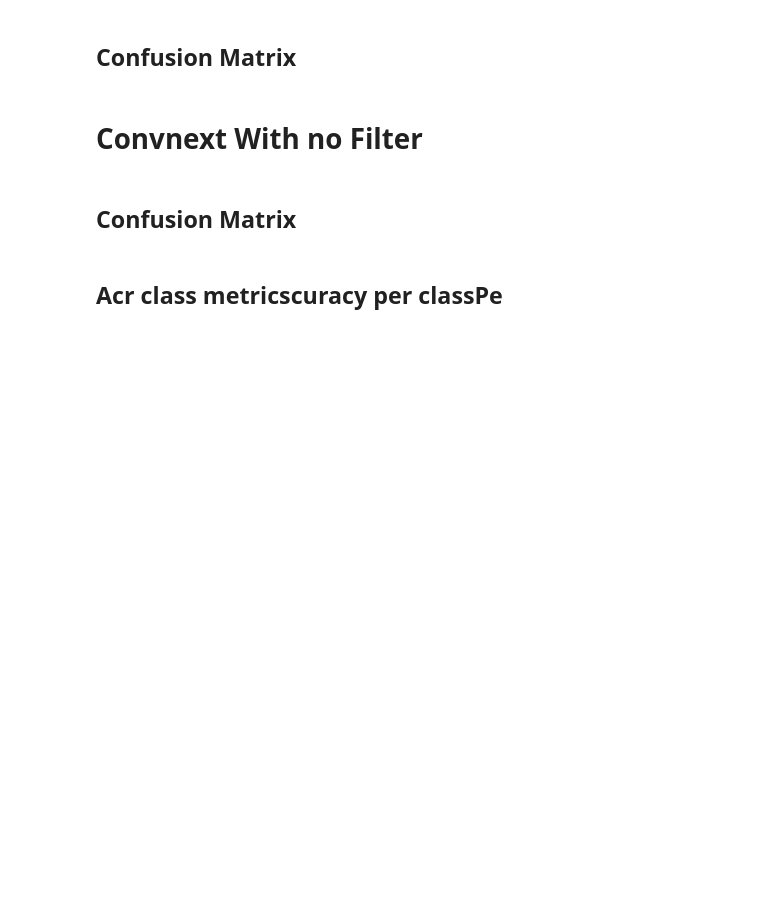
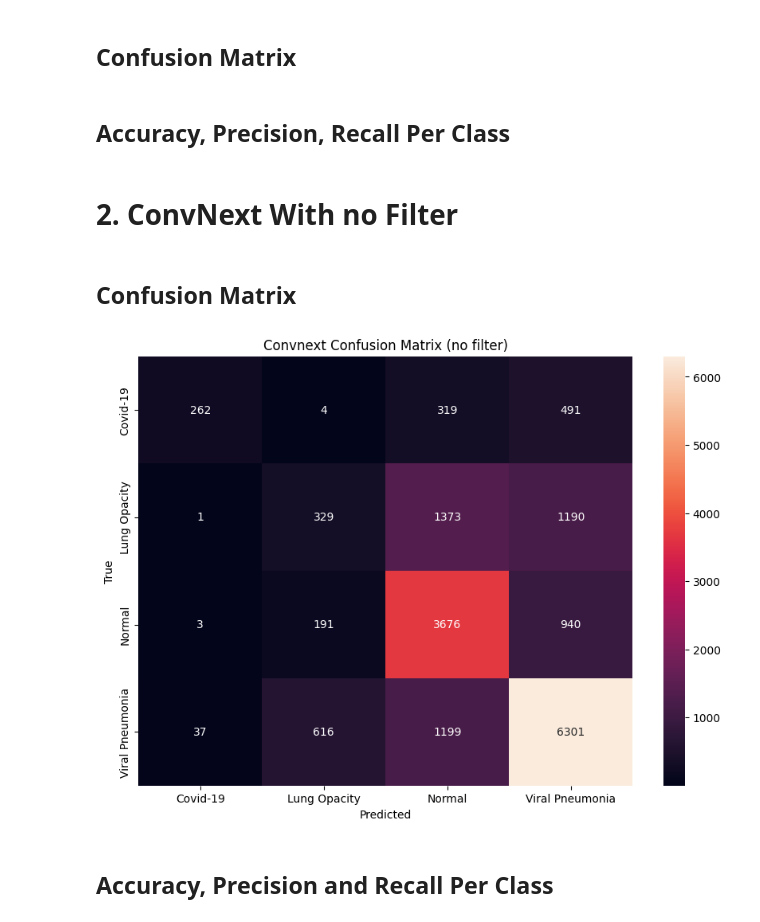
Before and after one commit to Antonio-Tresol/ML_Project_II_Image_classification, a Jupyter notebook: metrics/metrics_analysis.ipynb, the cells around one changed output. Saved outputs shown, nothing was run; the diff lists cells and outputs as text; code cells hidden in the pictures; blank space fills up the shorter version.

```diff
--- a/metrics/metrics_analysis.ipynb
+++ b/metrics/metrics_analysis.ipynb
@@ -23,19 +24,18 @@ def plot_confusion_matrix(data: pd.DataFrame, plot_title: str):
+# %% [markdown]
+## Accuracy, Precision, Recall Per Class
 # %% [markdown]
-# Convnext With no Filter
+# 2. ConvNext With no Filter
 # %% [markdown]
 ## Confusion Matrix
 # %%
 # Load the data
 convnext_confusion_matrix_no_filter = pd.read_csv("convnext_confusion_matrix.csv", index_col=0)
 convnext_per_class_metrics_no_filter = pd.read_csv("convnext_per_class_metrics.csv", index_col=0)
 
-# Plplot_confusion_matrix(data=convnext_confusion_matrix_no_filter)ot the confusion matrix
-plt.figure(figsize=(10, 7))
-sns.heatmap(convnext_confusion_matrix_no_filter, annot=True, fmt='g')
-plt.xlabel('Predicted')
-plt.ylabel('True')
-plt.title('Confusion Matrix ConvNext')
+plot_confusion_matrix(data=convnext_confusion_matrix_no_filter, plot_title='Convnext Confusion Matrix (no filter)')
+# %% [output]
+[figure, added]
-# %% [markdown]
-## Acr class metricscuracy per classPe
+# %% [markdown]
+## Accuracy, Precision and Recall Per Class
 # %%
 convnext_per_class_metrics_no_filter
```
Also changed, not shown: parts of 9 cells of this notebook, 4 other files.
